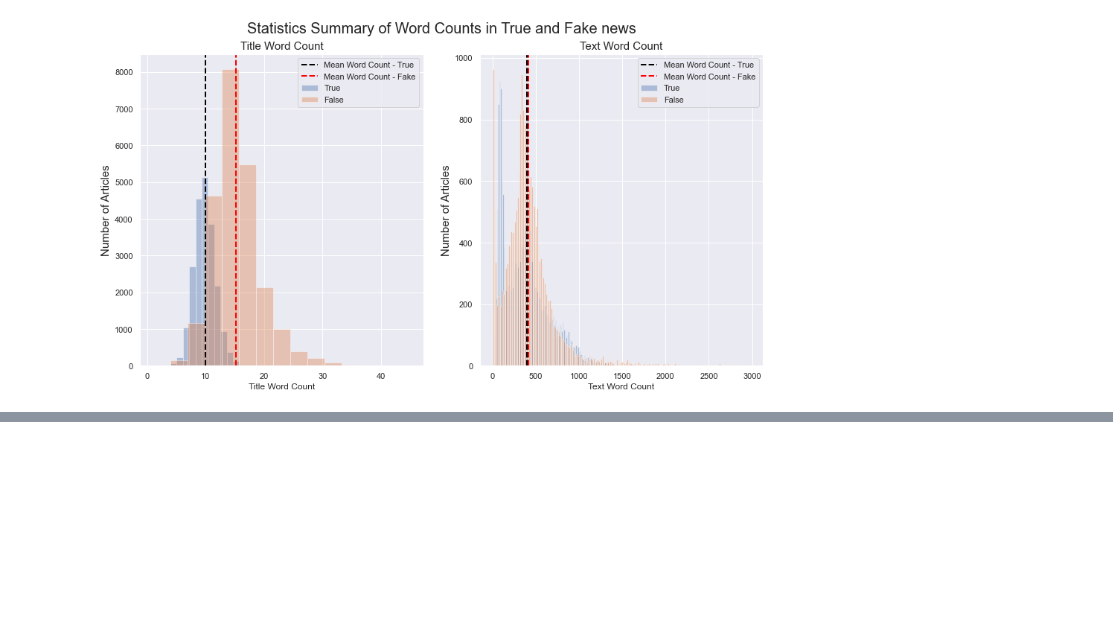
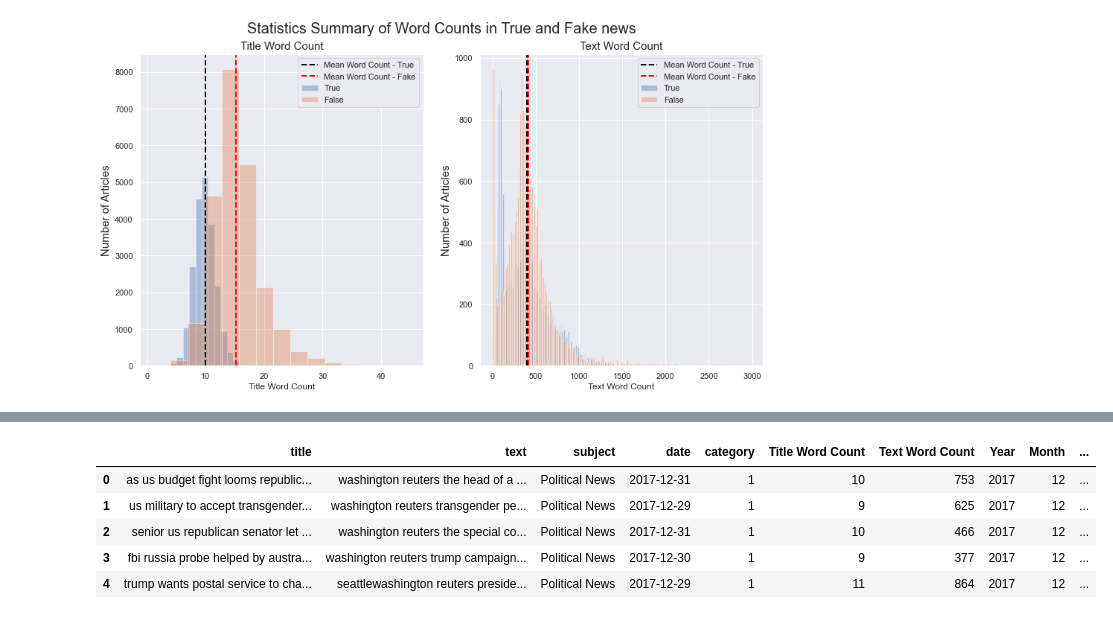
Before and after one commit to conibear/brainstation_machine_learning, a Jupyter notebook: notebook/BrainStation Machine Learning Project.ipynb, the cells around one changed output, grey strips where cells are left out. Cells and saved outputs as stored; diff of their text form; code cells hidden in the pictures; blank space fills up the shorter version.

```diff
--- a/notebook/BrainStation Machine Learning Project.ipynb
+++ b/notebook/BrainStation Machine Learning Project.ipynb
@@ -775,0 +816,10 @@ plt.show();
+# %%
+# dataframe check
+df_true.head()
+# %% [output]
+|  | title | text | subject | date | category | Title Word Count | Text Word Count | Year | Month | ... |
+| 0 | as us budget fight looms republic... | washington reuters the head of a ... | Political News | 2017-12-31 | 1 | 10 | 753 | 2017 | 12 | ... |
+| 1 | us military to accept transgender... | washington reuters transgender pe... | Political News | 2017-12-29 | 1 | 9 | 625 | 2017 | 12 | ... |
+| 2 | senior us republican senator let ... | washington reuters the special co... | Political News | 2017-12-31 | 1 | 10 | 466 | 2017 | 12 | ... |
+| 3 | fbi russia probe helped by austra... | washington reuters trump campaign... | Political News | 2017-12-30 | 1 | 9 | 377 | 2017 | 12 | ... |
+| 4 | trump wants postal service to cha... | seattlewashington reuters preside... | Political News | 2017-12-29 | 1 | 11 | 864 | 2017 | 12 | ... |
```
Also changed, not shown: parts of 20 cells of this notebook.
